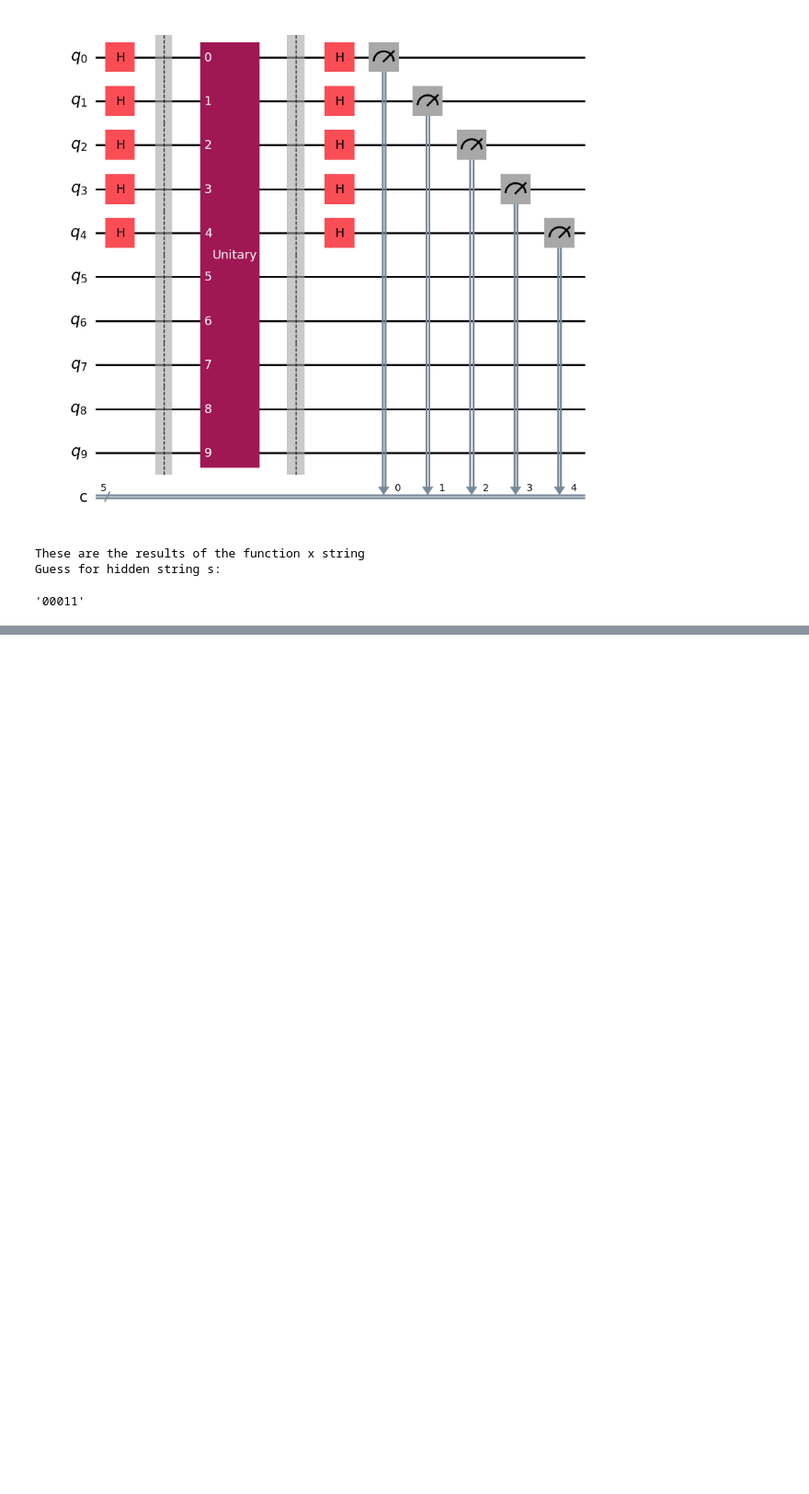
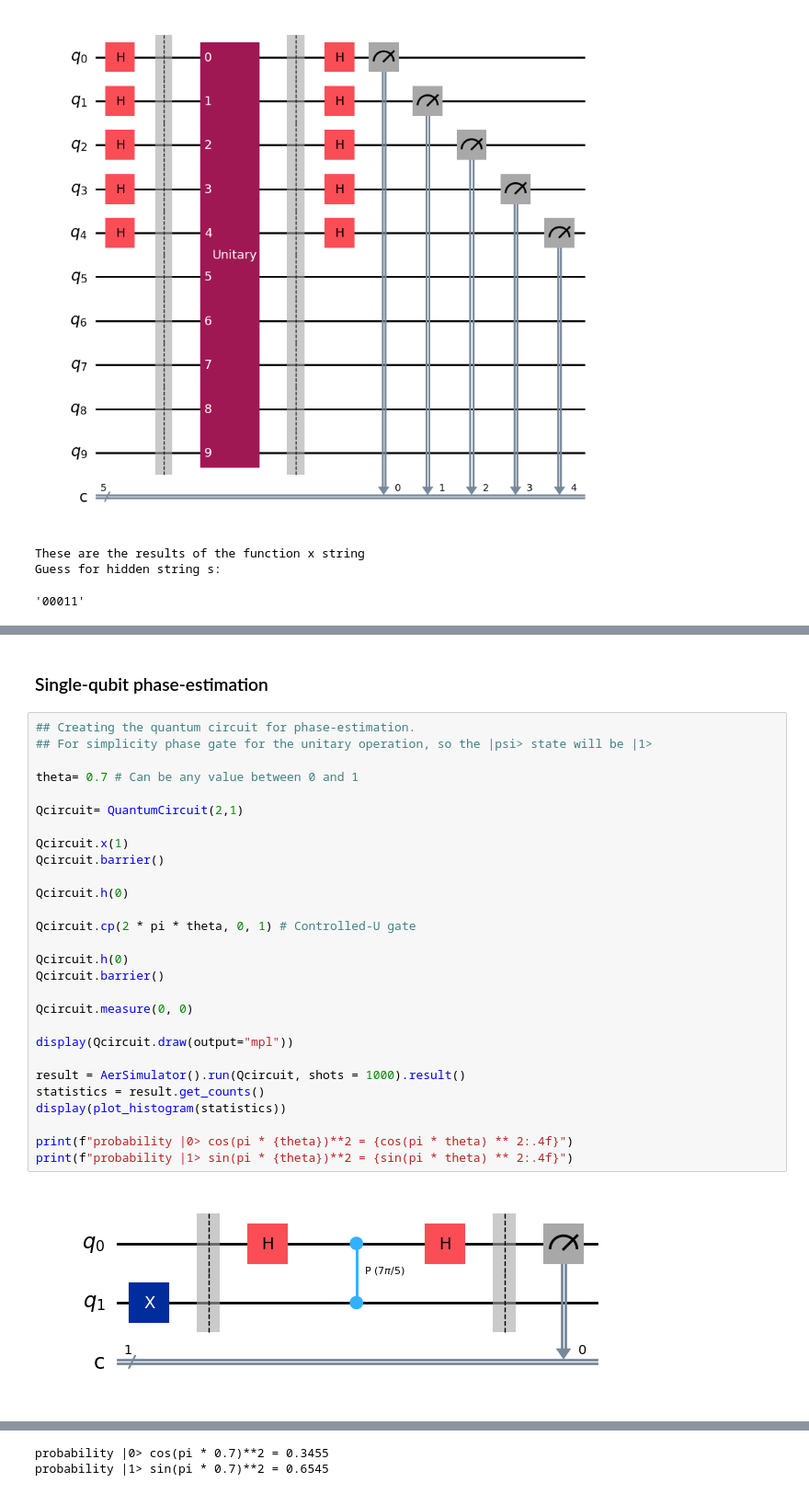
Before and after one commit to EvaaVos/Quantum_Computing_Course, a Jupyter notebook: Qiskit/Unit2_FundamentalsofQuantumAlgorithms.ipynb, the cells around one changed output, grey strips where cells are left out. Shown at 92% size. Drawn from its saved outputs; the diff is of its cells as text; blank space fills up the shorter version.

```diff
--- a/Qiskit/Unit2_FundamentalsofQuantumAlgorithms.ipynb
+++ b/Qiskit/Unit2_FundamentalsofQuantumAlgorithms.ipynb
@@ -425,0 +552,32 @@ Guess for hidden string s:
+# %% [markdown]
+### Single-qubit phase-estimation
+# %%
+## Creating the quantum circuit for phase-estimation.
+## For simplicity phase gate for the unitary operation, so the |psi> state will be |1>
+
+theta= 0.7 # Can be any value between 0 and 1
+
+Qcircuit= QuantumCircuit(2,1)
+
+Qcircuit.x(1)
+Qcircuit.barrier()
+
+Qcircuit.h(0)
+
+Qcircuit.cp(2 * pi * theta, 0, 1) # Controlled-U gate
+
+Qcircuit.h(0)
+Qcircuit.barrier()
+
+Qcircuit.measure(0, 0)
+
+display(Qcircuit.draw(output="mpl"))
+
+result = AerSimulator().run(Qcircuit, shots = 1000).result()
+statistics = result.get_counts()
+display(plot_histogram(statistics))
+
+print(f"probability |0> cos(pi * {theta})**2 = {cos(pi * theta) ** 2:.4f}")
+print(f"probability |1> sin(pi * {theta})**2 = {sin(pi * theta) ** 2:.4f}")
+# %% [output]
+[figure, added]
@@ -425,0 +585,2 @@ Guess for hidden string s:
+probability |0> cos(pi * 0.7)**2 = 0.3455
+probability |1> sin(pi * 0.7)**2 = 0.6545
```
Also changed, not shown: parts of 17 cells of this notebook.
